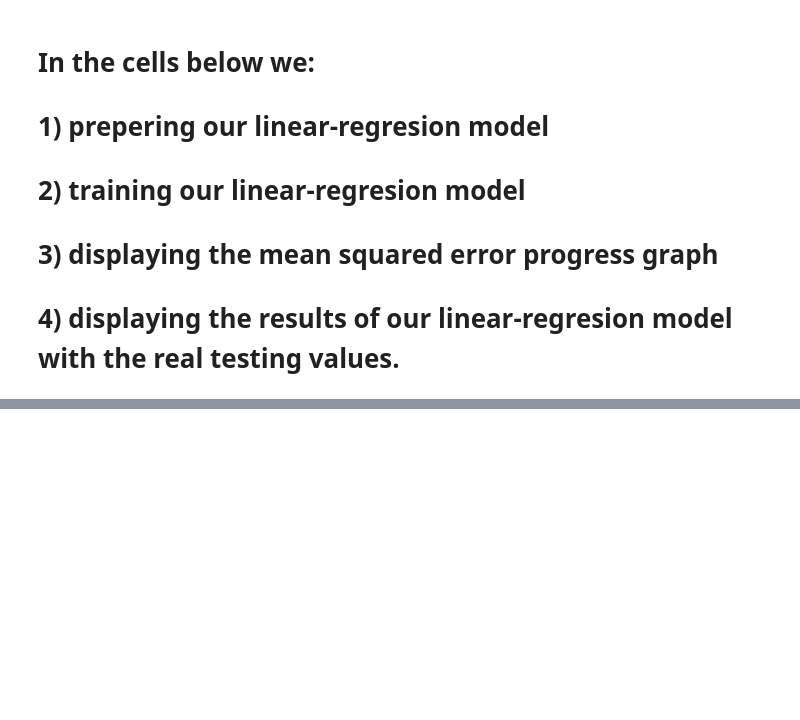
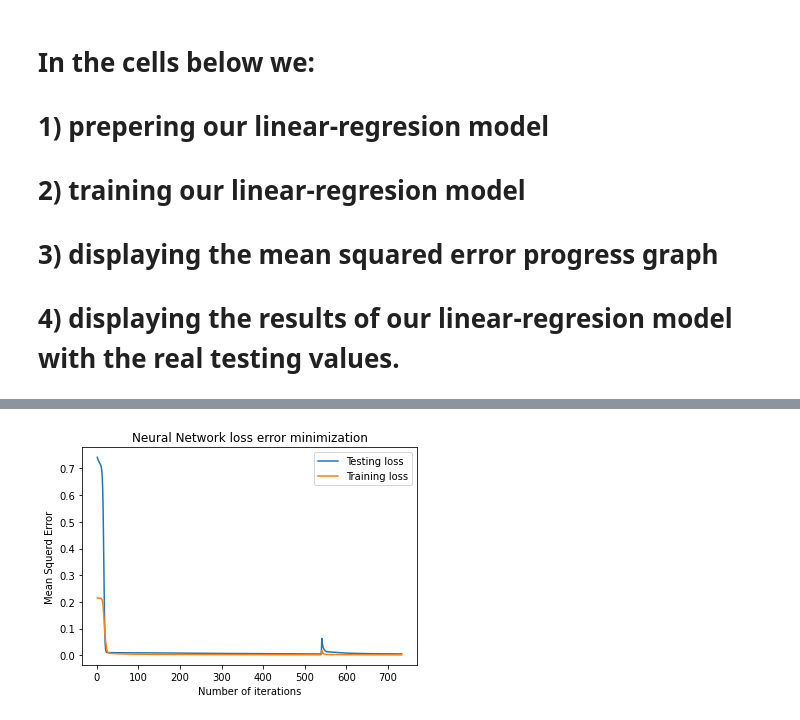
Before and after one commit to Eliot100/DJIA-stock-project, a Jupyter notebook: DJIA_stock_project.ipynb, the cells around one changed output, grey strips where cells are left out. Saved outputs shown, nothing was run; the diff lists cells and outputs as text; code cells hidden in the pictures; blank space fills up the shorter version.

```diff
--- a/DJIA_stock_project.ipynb
+++ b/DJIA_stock_project.ipynb
@@ -671,0 +276,21 @@ plt.show()
+# %%
+step_size = 0.05
+train_step = tf.train.GradientDescentOptimizer(step_size).minimize(loss)
+minLoss = sess.run(loss, feed_dict = {x: data_x_train, y_: data_y_train})
+while (True):
+  for _ in range(3):
+    for _ in range(10):
+      sess.run(train_step, feed_dict={x:data_x_train, y_:data_y_train})
+    temp_loss = sess.run(loss, feed_dict = {x: data_x_train, y_: data_y_train})
+    train_losses.append(temp_loss)
+    temp_loss = sess.run(loss, feed_dict = {x: data_x_test, y_: data_y_test})
+    test_losses.append(temp_loss)
+    i += 1
+    print('iter:', i,', loss:', temp_loss)
+    if (i % 10 == 0):
+      minLoss = temp_loss
+      tf.train.Saver().save(sess, "gdrive/My Drive/Deep learning poj/NN 1 hidden layer.ckpt")
+  if ((test_losses[-2] - test_losses[-1] < 0) & (test_losses[-3] - test_losses[-2] < 0)):
+    break
+
+print("get to model :nuriel network training :' %s seconds "  % (time.time() - start_time))
@@ -671,0 +315,11 @@ plt.show()
+# %%
+iter = np.arange(1,len(test_losses)+1)
+plt.title('Neural Network loss error minimization')
+plt.plot(iter, test_losses, label='Testing loss')
+plt.plot(iter, train_losses, label='Training loss')
+plt.legend()
+plt.xlabel('Number of iterations')
+plt.ylabel('Mean Squerd Error')
+plt.show()
+# %% [output]
+[figure, added]
```
Also changed, not shown: parts of 43 cells of this notebook.
